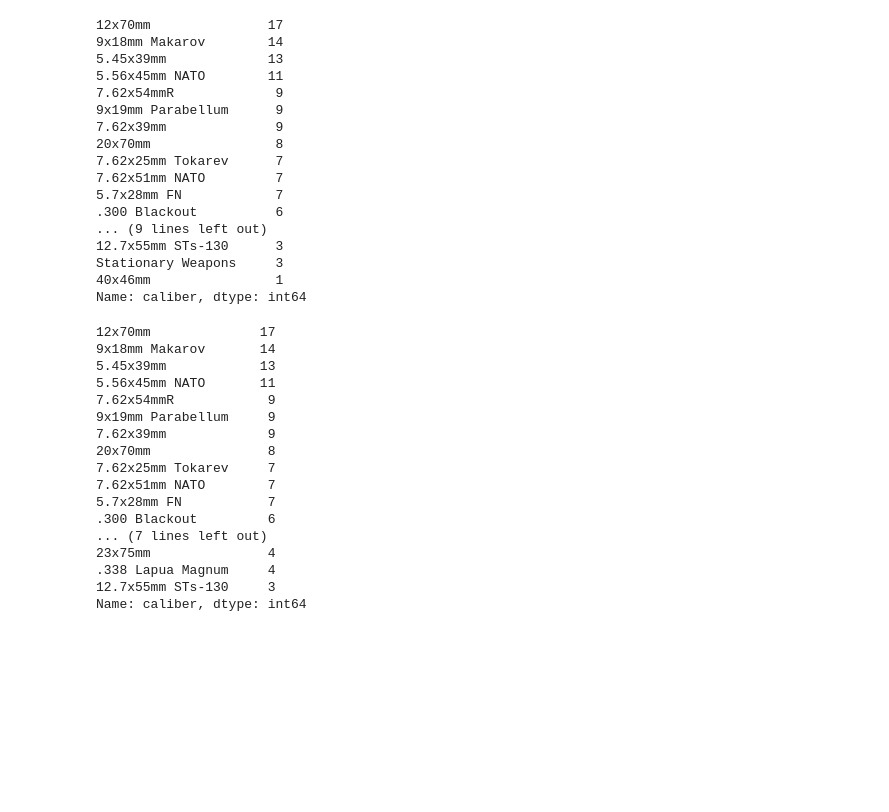
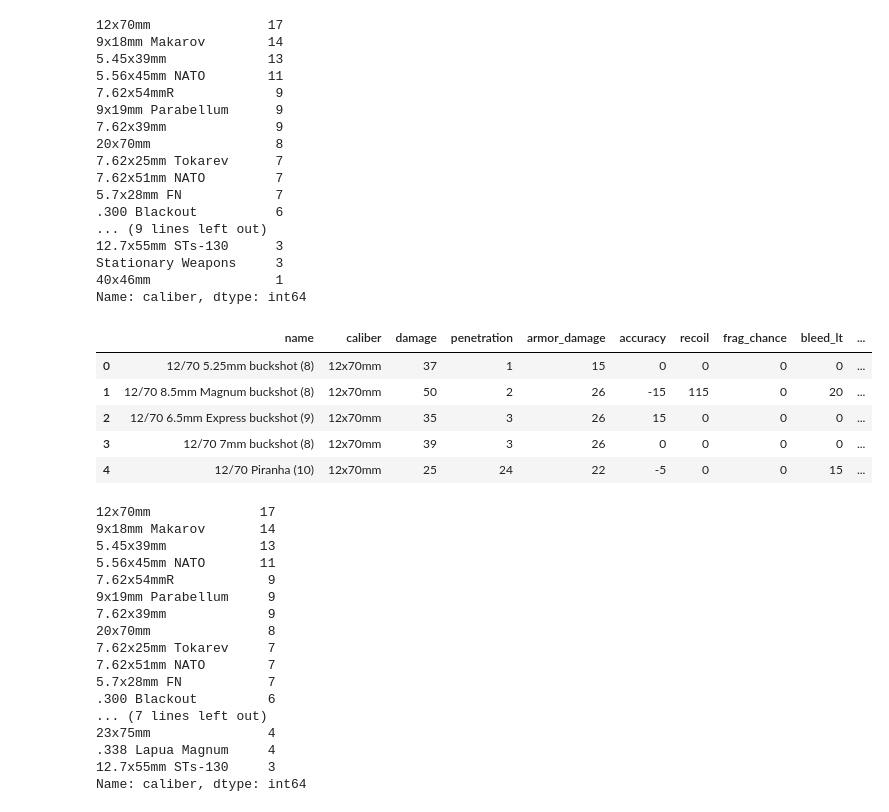
Before and after one commit to clovestad/Tarkov_Ballistic_Data, a Jupyter notebook: ballistics.ipynb, the cells around one changed output. Cells and saved outputs as stored; diff of their text form; code cells hidden in the pictures; blank space fills up the shorter version.

```diff
--- a/ballistics.ipynb
+++ b/ballistics.ipynb
@@ -77,6 +77,16 @@ Name: caliber, dtype: int64
 drop_cals = ['Stationary Weapons', '40x46mm']
 drop = df['caliber'].isin(drop_cals)
 df2 = df[~drop]
+# %%
+df2= df2.drop('flea', axis=1)
+df2.head()
+# %% [output]
+|  | name | caliber | damage | penetration | armor_damage | accuracy | recoil | frag_chance | bleed_lt | ... |
+| 0 | 12/70 5.25mm buckshot (8) | 12x70mm | 37 | 1 | 15 | 0 | 0 | 0 | 0 | ... |
+| 1 | 12/70 8.5mm Magnum buckshot (8) | 12x70mm | 50 | 2 | 26 | -15 | 115 | 0 | 20 | ... |
+| 2 | 12/70 6.5mm Express buckshot (9) | 12x70mm | 35 | 3 | 26 | 15 | 0 | 0 | 0 | ... |
+| 3 | 12/70 7mm buckshot (8) | 12x70mm | 39 | 3 | 26 | 0 | 0 | 0 | 0 | ... |
+| 4 | 12/70 Piranha (10) | 12x70mm | 25 | 24 | 22 | -5 | 0 | 0 | 15 | ... |
 # %%
 df2['caliber'].value_counts()
 # %% [output]
```
Also changed, not shown: parts of 7 cells of this notebook, 1 other file.
